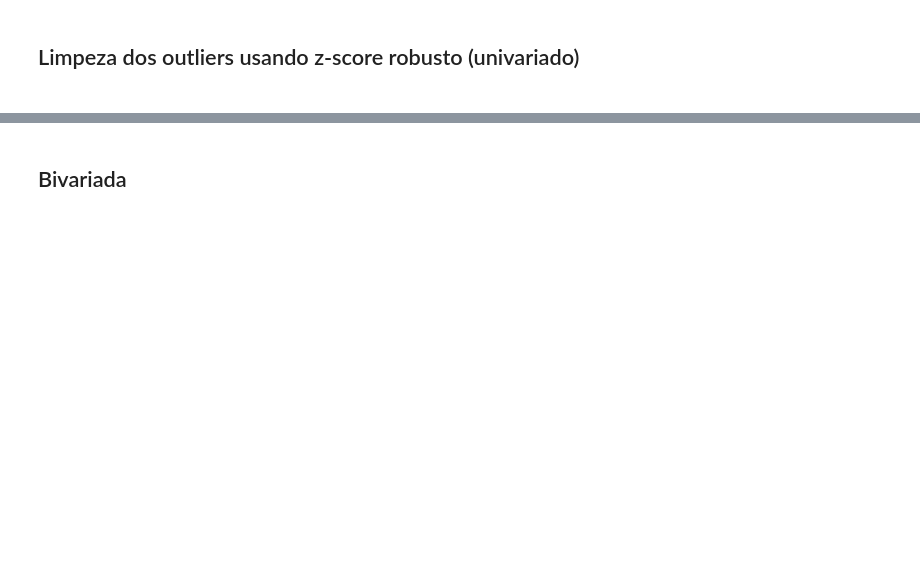
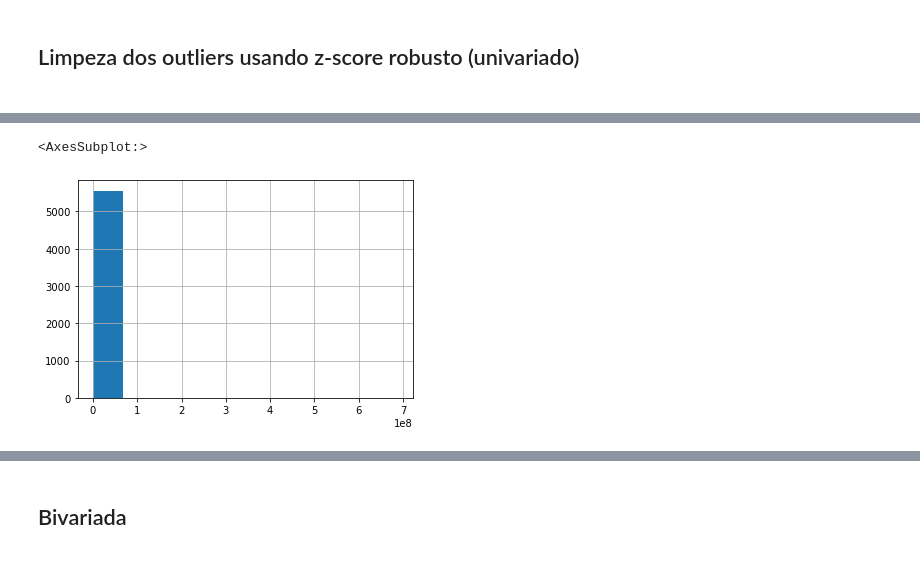
Before and after one commit to leydsonbarros/Brazilian_Cities, a Jupyter notebook: brazilian_cities.ipynb, the cells around one changed output, grey strips where cells are left out. Drawn from its saved outputs; the diff is of its cells as text; code cells hidden in the pictures; blank space fills up the shorter version.

```diff
--- a/brazilian_cities.ipynb
+++ b/brazilian_cities.ipynb
@@ -203,4 +140,7 @@ df_brazil.drop(df_brazil.loc[(df_brazil['IDHM'] == 0.0)].index, inplace=True)
 # %%
-#df_brazil['GDP'].hist()
+df_brazil['GDP'].hist()
+# %% [output]
+<AxesSubplot:>
+[figure, added]
 # %%
 # Como visto em cima , os dados não estão simétricos , então aplicamos log10 e criamos uma coluna que é justamente a coluna GDP na base 10
```
Also changed, not shown: parts of 133 cells of this notebook.
